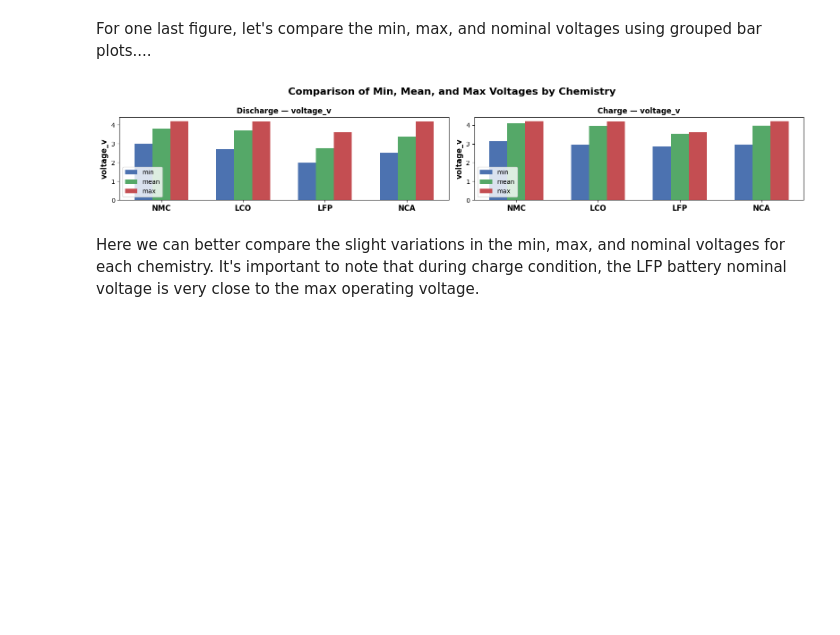
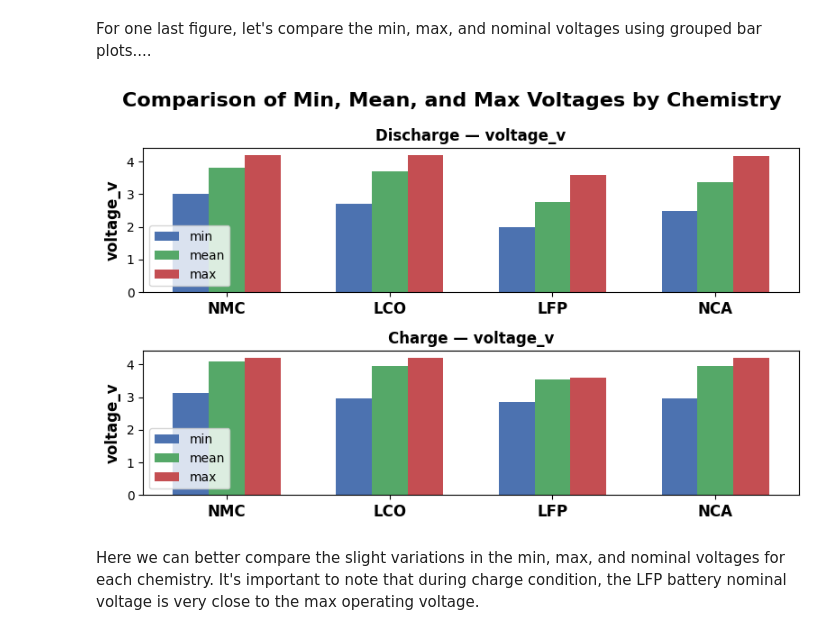
Before and after one commit to MJonesUmich/Battery_Classifier, a Jupyter notebook: notebooks/04_EDA.ipynb, the cells around one changed output. Cells and saved outputs as stored; diff of their text form; code cells hidden in the pictures; blank space fills up the shorter version.

Commit message:
Minor modification to last plot

```diff
--- a/notebooks/04_EDA.ipynb
+++ b/notebooks/04_EDA.ipynb
@@ -737,7 +737,7 @@ def bar_plot_features(chemistry_list, input_charge_df, input_discharge_df, input
     x = np.arange(n)
     width = 0.22
 
-    fig, axes = plt.subplots(1, 2, figsize=(4*n, 3))
+    fig, axes = plt.subplots(2, 1, figsize=(8, 5))
 
     # Discharge subplot (left)
     mins = [input_discharge_df[c]["min"] for c in chemistry_list]
@@ -764,33 +764,33 @@ def bar_plot_features(chemistry_list, input_charge_df, input_discharge_df, input
     axes[1].set_title(f"Charge — {input_feature}", fontsize=12, fontweight='bold')
     axes[1].set_xticks(x)
     axes[1].set_xticklabels(chemistry_list, rotation=0, fontsize=12, fontweight='bold')
     axes[1].set_ylabel(input_feature, fontsize=12, fontweight='bold')
     axes[1].legend(loc='lower left')
 
     plt.suptitle(input_title, fontsize=16, fontweight='bold')
     plt.tight_layout()
     plt.show()
 
 
 desired_features = ["voltage_v"]
 
 chemistry_list = charge_df["chemistry"].unique().tolist()
 charge_feature_stats = {feature: compute_feature_stats(charge_df,
                                                        chemistry_list,
                                                        feature) for feature in desired_features}
 
 discharge_feature_stats = {feature: compute_feature_stats(discharge_df,
                                                           chemistry_list,
                                                           feature) for feature in desired_features}
 
 feature = "voltage_v"
 
 bar_plot_features(chemistry_list,
              charge_feature_stats[feature],
              discharge_feature_stats[feature],
              feature,
              input_title="Comparison of Min, Mean, and Max Voltages by Chemistry")
 # %% [output]
-[figure, old version]
+[figure, new version]
 # %% [markdown]
 Here we can better compare the slight variations in the min, max, and nominal voltages for each chemistry. It's important to note that during charge condition, the LFP battery nominal voltage is very close to the max operating voltage.
```
